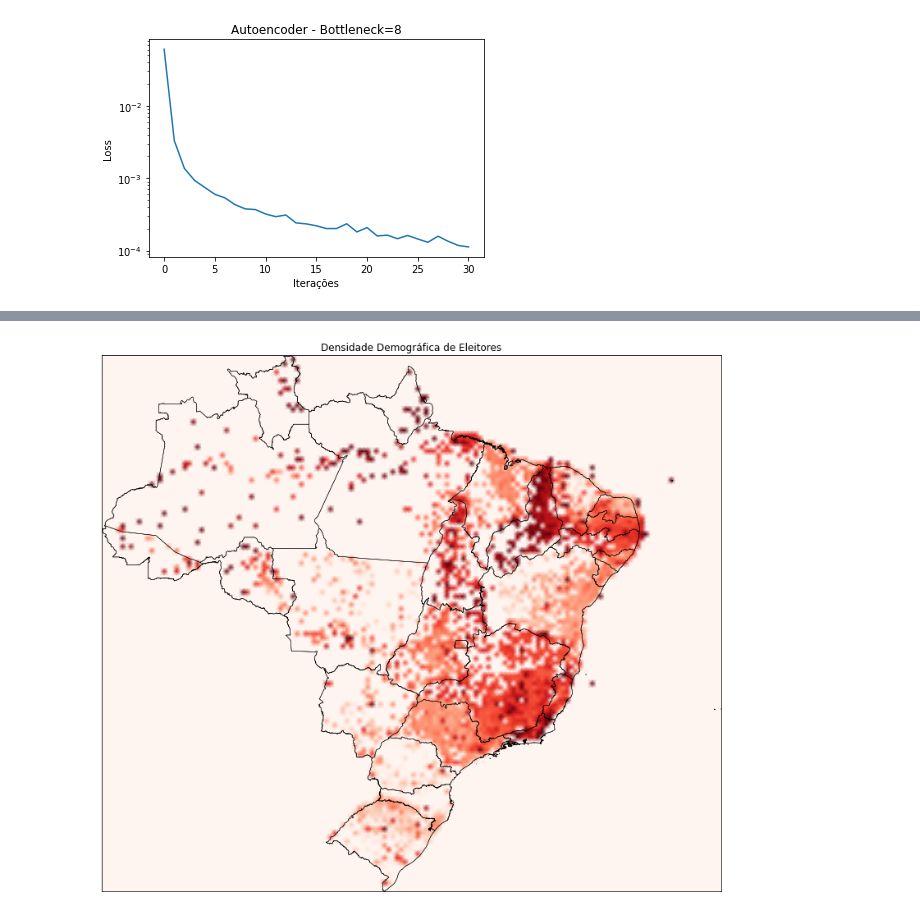
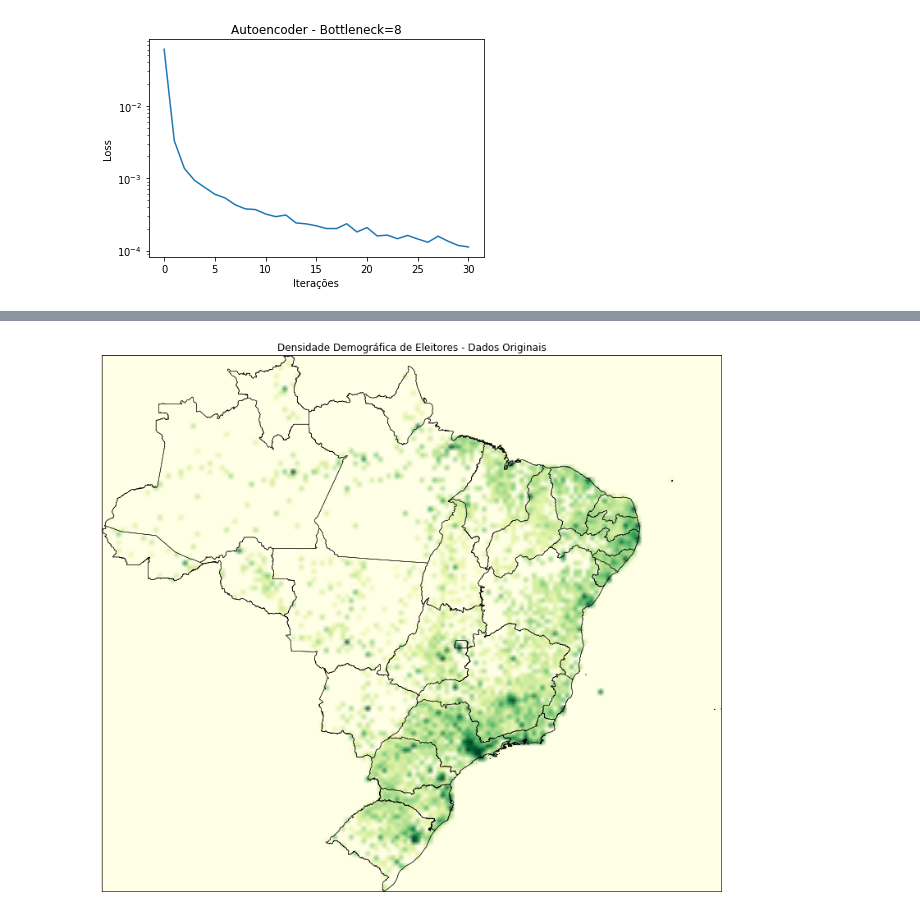
Before and after one commit to itaborai83/ecd221-DW-chinook, a Jupyter notebook: Deep_Learning_Eleições_2022.ipynb, the cells around one changed output, grey strips where cells are left out. Saved outputs shown, nothing was run; the diff lists cells and outputs as text; code cells hidden in the pictures.

```diff
--- a/Deep_Learning_Eleições_2022.ipynb
+++ b/Deep_Learning_Eleições_2022.ipynb
@@ -1161,14 +1270,13 @@ meshes['reconstruction_error'] = reconstructed_meshes['reconstruction_error']
 # %%
-data = meshes['reconstruction_error']
+data = (meshes['total_1t'] + meshes['total_2t']) / 2
 pcts = spatial_histogram(data)
-p05 = pcts[ int(0.05 * len(pcts)) ]
-p95 = pcts[ int(0.95 * len(pcts)) ]
-vmin, vmax = minmax([p05, p95], symmetrical=False)
-# vmin = 0
+p05 = pcts[ int(0.00 * len(pcts)) ]
+p95 = pcts[ int(0.99 * len(pcts)) ]
+vmin, vmax = minmax([p05, p95], symmetrical=True)
 plt.figure(figsize=(FIG_X, FIG_Y))
-m = draw_mesh_on_map(nth_root(data, 2), cmap="Reds", vmin=nth_root(vmin, 2), vmax=nth_root(vmax, 2))
-plt.title("Densidade Demográfica de Eleitores")
+m = draw_mesh_on_map(nth_root(data), cmap="YlGn", vmin=0, vmax=nth_root(vmax))
+plt.title("Densidade Demográfica de Eleitores - Dados Originais")
 plt.show()
 # %% [output]
-[figure, old version]
+[figure, new version]
 # %%
```
Also changed, not shown: parts of 19 cells of this notebook.
